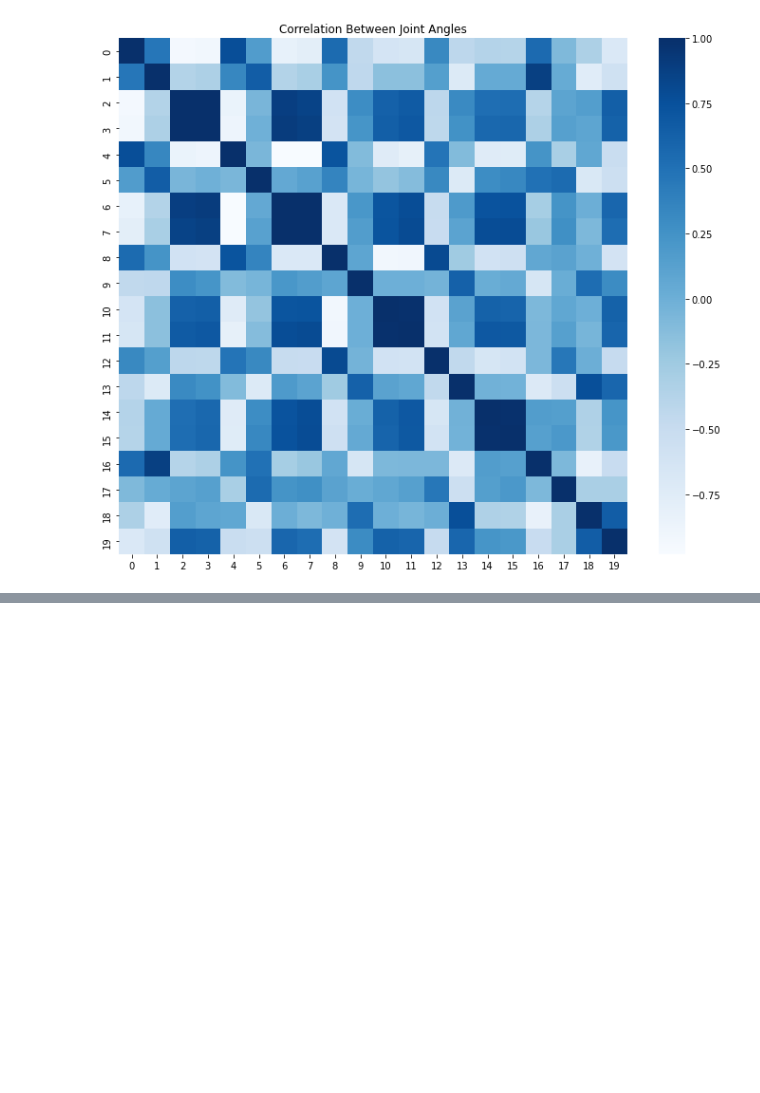
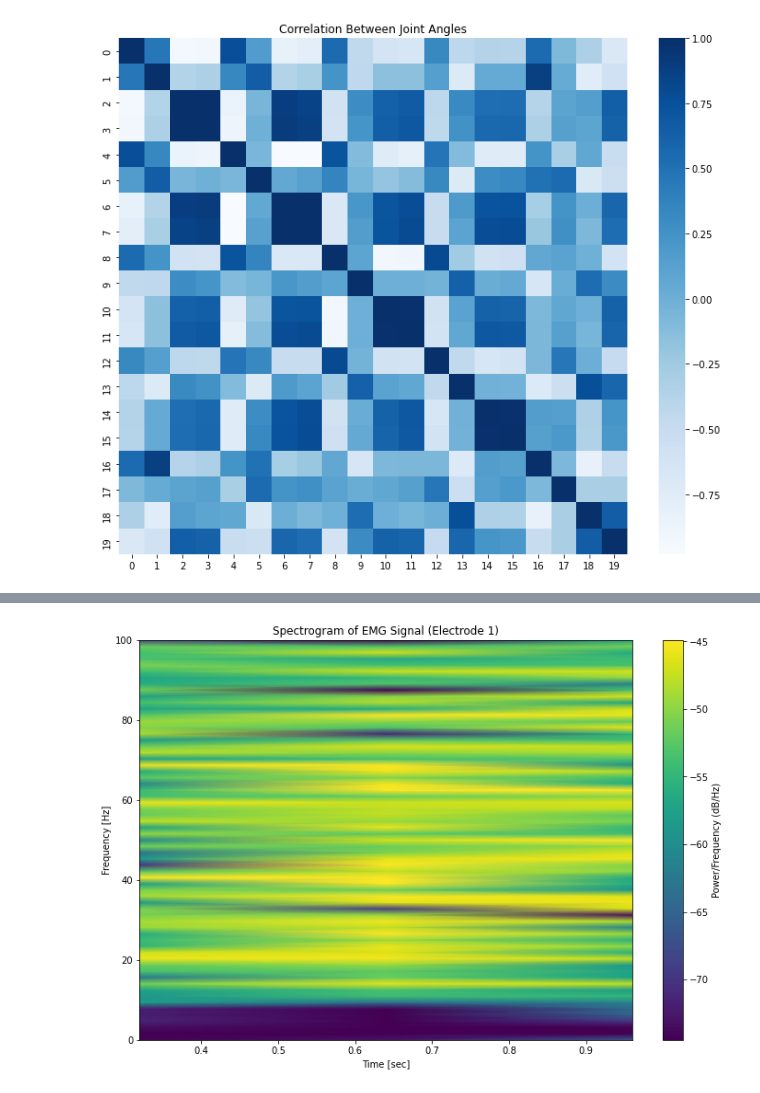
Before and after one commit to BelleJohn/BCI_ALVI_challenge, a Jupyter notebook: tutorials/01_load_dataset.ipynb, the cells around one changed output, grey strips where cells are left out. Cells and saved outputs as stored; diff of their text form; code cells hidden in the pictures; blank space fills up the shorter version.

```diff
--- a/tutorials/01_load_dataset.ipynb
+++ b/tutorials/01_load_dataset.ipynb
@@ -227,0 +270,53 @@ plt.show()
+# %%
+# More practice for time-frequency analysis
+from scipy import signal
+
+# Choose one example EMG signal
+#X, _ = train_dataset[0]
+electrode_idx = 0  # First electrode
+emg_signal = X[electrode_idx, :1000]  # First 1000 samples
+
+# Apply bandpass filter to focus on relevant EMG frequencies
+from scipy.signal import butter, filtfilt
+def butter_bandpass(lowcut, highcut, fs, order=5):
+    nyq = 0.5 * fs
+    low = lowcut / nyq
+    # high = highcut / nyq
+    # Note: The Butterworth filter design function requires that all critical frequencies must be
+    # normalized to be between 0 and 1, where 1 corresponds to the Nyquist frequency (half the
+    # sampling rate). Therefore, we need to ensure that highcut is less than Nyquist frequency.
+    # For example, if your sampling rate is 200 Hz, the Nyquist frequency is 100 Hz. If you set
+    # highcut to 450 Hz, it will be normalized to 4.5, which is out of the valid range. (causing the error)
+    high = min(highcut / nyq, 0.99)  # Ensure high is < 1
+    b, a = butter(order, [low, high], btype='band')
+    return b, a
+
+def bandpass_filter(data, lowcut, highcut, fs, order=5):
+    b, a = butter_bandpass(lowcut, highcut, fs, order=order)
+    y = filtfilt(b, a, data)
+    return y
+
+# Filter EMG between 10-450 Hz (adjusted to be below Nyquist frequency)
+filtered_emg = bandpass_filter(emg_signal, 10, 450, 200)
+
+# Compute spectrogram with customized parameters
+f, t, Sxx = signal.spectrogram(filtered_emg, fs=200,
+                              nperseg=128,  # Window size
+                              noverlap=64,  # Overlap between windows
+                              scaling='density')
+
+# Calculate power in dB, avoiding log(0) issues
+Sxx_db = 10 * np.log10(Sxx + 1e-10)  # Add small constant to avoid log(0)
+
+# Plot with adjusted parameters and explicit color range
+plt.figure(figsize=(12, 8))
+plt.pcolormesh(t, f, Sxx_db, shading='gouraud', cmap='viridis',
+              vmin=np.percentile(Sxx_db, 5), vmax=np.percentile(Sxx_db, 95))
+plt.ylim([0, 100])  # Focus on frequency range most relevant to EMG (up to Nyquist)
+plt.ylabel('Frequency [Hz]')
+plt.xlabel('Time [sec]')
+plt.title(f'Spectrogram of EMG Signal (Electrode {electrode_idx+1})')
+plt.colorbar(label='Power/Frequency (dB/Hz)')
+plt.show()
+# %% [output]
+[figure, added]
```
Also changed, not shown: parts of 8 cells of this notebook, 1 other file.
